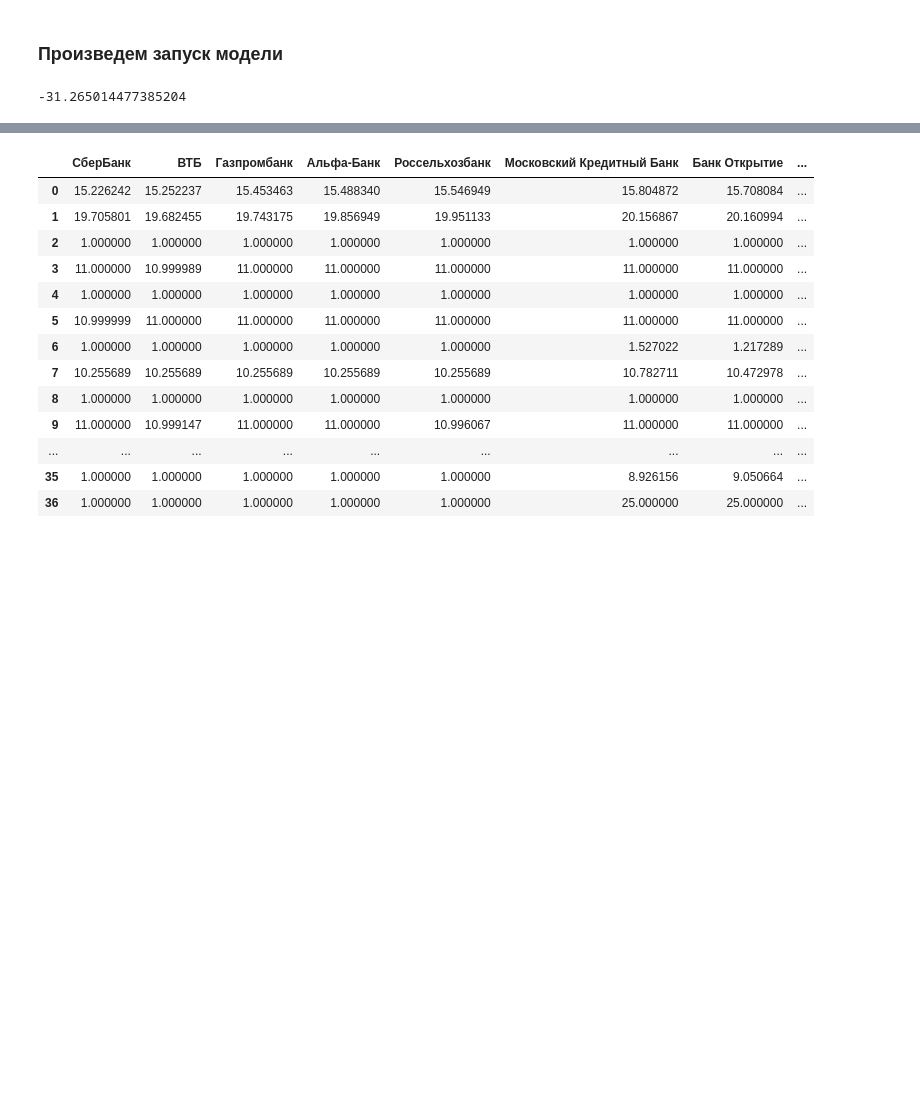
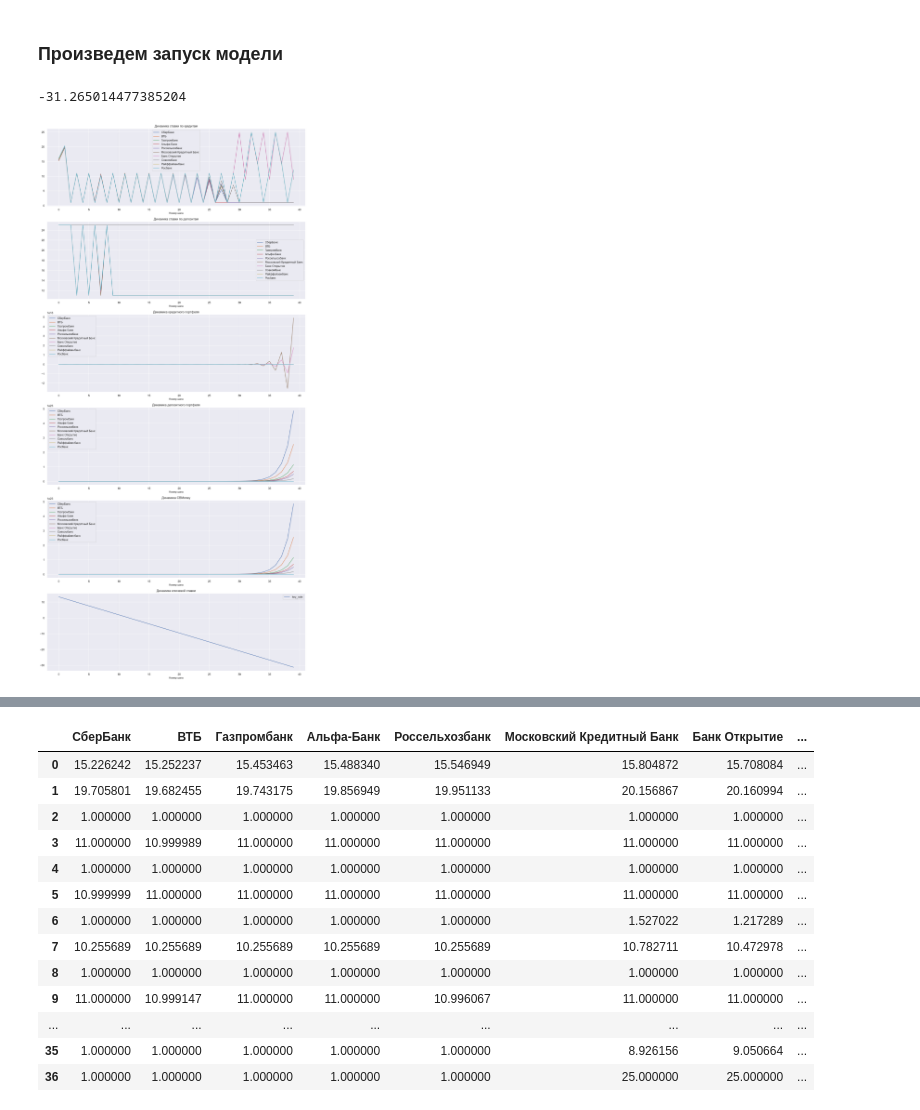
Before and after one commit to archimedes1515/coursework, a Jupyter notebook: KR.ipynb, the cells around one changed output, grey strips where cells are left out. Drawn from its saved outputs; the diff is of its cells as text; code cells hidden in the pictures; blank space fills up the shorter version.

```diff
--- a/KR.ipynb
+++ b/KR.ipynb
@@ -294,15 +294,24 @@ class BankSysModel(Model):
 
         self.datacollector = DataCollector(
             # agent_reporters={'CBMoney': 'CBMoney'},
+            model_reporters={'key_rate': 'key_rate_t'},
             tables={'CreditRates': banks_names,
-                   'DepositRates': banks_names}
+                   'DepositRates': banks_names,
+                   'CreditPortfolios': banks_names,
+                   'DepositPortfolios': banks_names,
+                   'CBMoney': banks_names}
         ) # для сбора данных по прогону модели
 
     def step(self):
+#         self.datacollector.add_table_row('CreditRates', credit_rate_dict)
+#         self.datacollector.add_table_row('DepositRates', deposit_rate_dict)
         self.schedule.step()
         self.datacollector.collect(self)
         self.datacollector.add_table_row('CreditRates', credit_rate_dict)
         self.datacollector.add_table_row('DepositRates', deposit_rate_dict)
+        self.datacollector.add_table_row('CreditPortfolios', cred_portfolio_dict)
+        self.datacollector.add_table_row('DepositPortfolios', deposit_portfolio_dict)
+        self.datacollector.add_table_row('CBMoney', CBMoney)
 
     @staticmethod
     def rate_quart_to_year(rate):
@@ -356,12 +393,35 @@ model = BankSysModel(key_rate_t_1, delt_cred_vol, alpha_dict, credit_rate_dict,
                  default_rate=0.01, pelast=0.2, k=0.3, N=12, target_inflat=4)
 for i in range(40):
     model.step()
-# %%
-model.key_rate_t
-# %% [output]
--31.265014477385204
+# %%
+model.key_rate_t
+# %% [output]
+-31.265014477385204
 # %%
 CreditRates_data = model.datacollector.get_table_dataframe('CreditRates')
 DepositRates_data = model.datacollector.get_table_dataframe('DepositRates')
+CreditPortfolios_data = model.datacollector.get_table_dataframe('CreditPortfolios')
+DepositPortfolios_data = model.datacollector.get_table_dataframe('DepositPortfolios')
+CBMoney_data = model.datacollector.get_table_dataframe('CBMoney')
+key_rate = model.datacollector.get_model_vars_dataframe()
 # opinion_data.T.stack().T.plot(legend=False, figsize=(12,6))
 # plt.show()
+# %%
+def res_plot(titles_lst, *dfs):
+    %config InlineBackend.figure_format = 'retina'
+    fig, ax = plt.subplots(len(dfs), 1, figsize=(14, 30))
+    for i, df in enumerate(dfs):
+        df.plot(ax=ax[i])
+        ax[i].set_xlabel('Номер шага', fontsize=10)
+        ax[i].set_title('Динамика ' + titles_lst[i], fontsize=12)
+        # ax[i].legend(loc='lower left')
+    fig.subplots_adjust(left=0, right=1, bottom=0.01, top=0.99,
+                        hspace=0.2, wspace=0.1)
+    plt.show()
+# %%
+titles_lst = ['ставки по кредитам', 'ставки по депозитам', 'кредитного портфеля',
+              'депозитного портфеля', 'CBMoney', 'ключевой ставки']
+res_plot(titles_lst, CreditRates_data, DepositRates_data,
+         CreditPortfolios_data, DepositPortfolios_data, CBMoney_data, key_rate)
+# %% [output]
+[figure, added]
```
Also changed, not shown: parts of 15 cells of this notebook.
